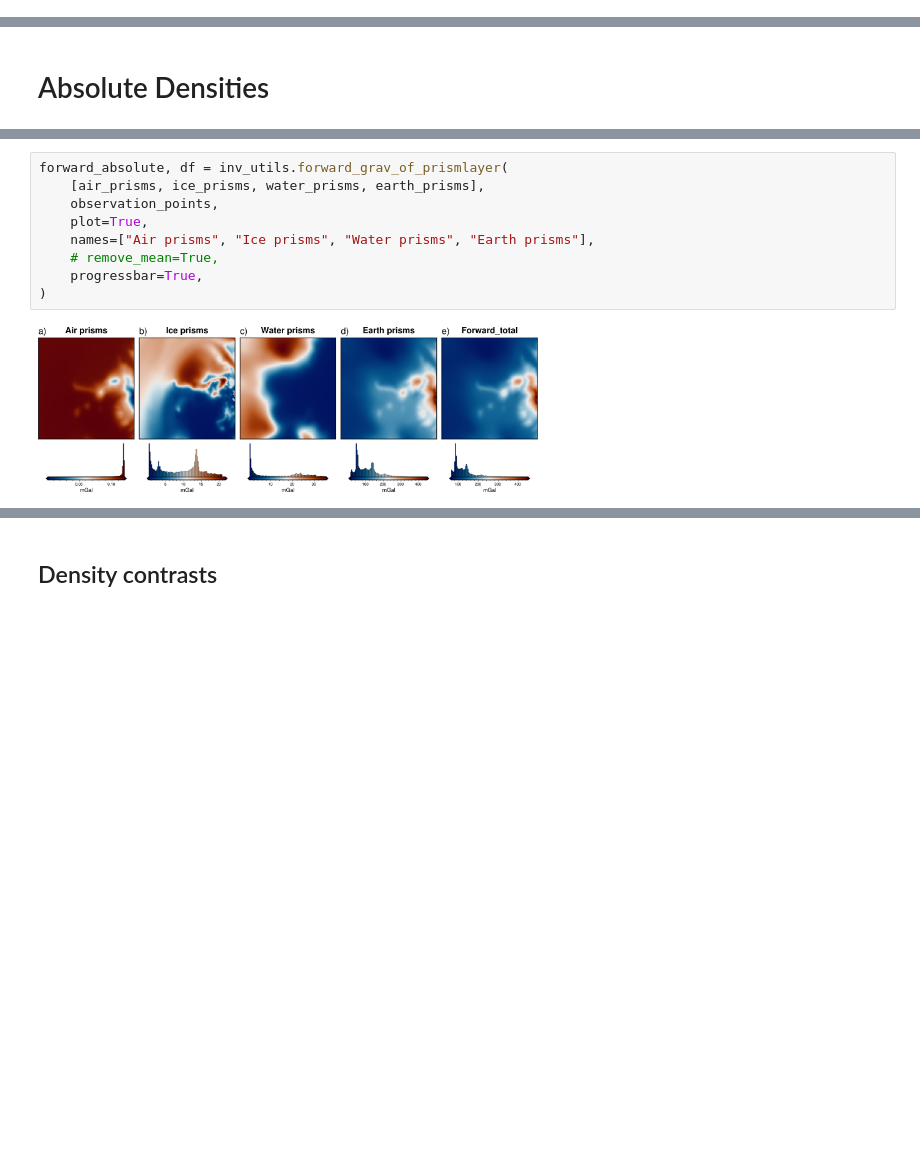
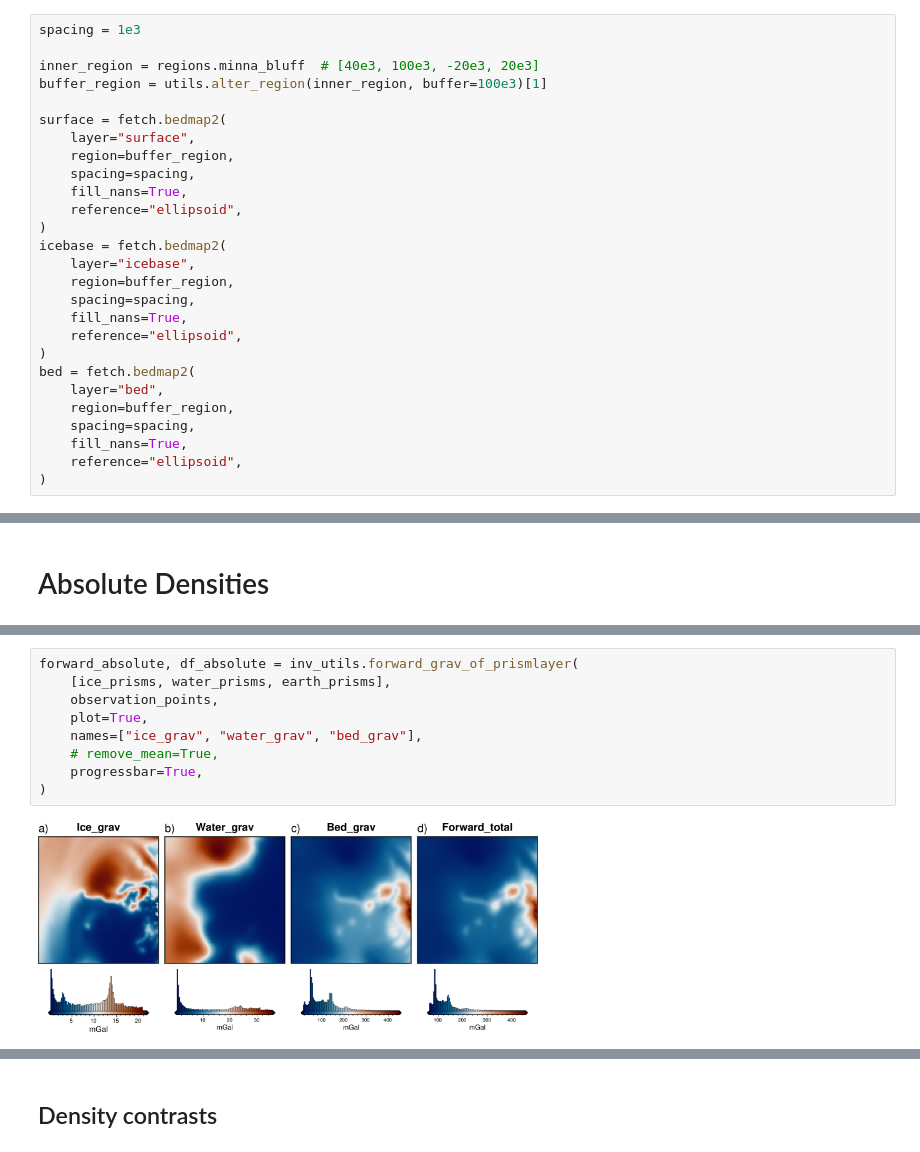
Before and after one commit to mdtanker/RIS_gravity_inversion, a Jupyter notebook: notebooks/density_contrast_3surfaces.ipynb, the cells around one changed output, grey strips where cells are left out. Saved outputs shown, nothing was run; the diff lists cells and outputs as text; blank space fills up the shorter version.

```diff
--- a/notebooks/density_contrast_3surfaces.ipynb
+++ b/notebooks/density_contrast_3surfaces.ipynb
@@ -27,3 +27,30 @@ import pygmt
 ## Get sample data
 
 Ice surface and bed from Bedmap2
+# %%
+spacing = 1e3
+
+inner_region = regions.minna_bluff  # [40e3, 100e3, -20e3, 20e3]
+buffer_region = utils.alter_region(inner_region, buffer=100e3)[1]
+
+surface = fetch.bedmap2(
+    layer="surface",
+    region=buffer_region,
+    spacing=spacing,
+    fill_nans=True,
+    reference="ellipsoid",
+)
+icebase = fetch.bedmap2(
+    layer="icebase",
+    region=buffer_region,
+    spacing=spacing,
+    fill_nans=True,
+    reference="ellipsoid",
+)
+bed = fetch.bedmap2(
+    layer="bed",
+    region=buffer_region,
+    spacing=spacing,
+    fill_nans=True,
+    reference="ellipsoid",
+)
@@ -182,13 +187,13 @@ earth_prisms = inv_utils.grids_to_prisms(
 #     zscale=20,
 # )
 # %%
-forward_absolute, df = inv_utils.forward_grav_of_prismlayer(
-    [air_prisms, ice_prisms, water_prisms, earth_prisms],
+forward_absolute, df_absolute = inv_utils.forward_grav_of_prismlayer(
+    [ice_prisms, water_prisms, earth_prisms],
     observation_points,
     plot=True,
-    names=["Air prisms", "Ice prisms", "Water prisms", "Earth prisms"],
+    names=["ice_grav", "water_grav", "bed_grav"],
     # remove_mean=True,
     progressbar=True,
 )
 # %% [output]
-[figure, old version]
+[figure, new version]
```
Also changed, not shown: parts of 17 cells of this notebook, 4 other files.
